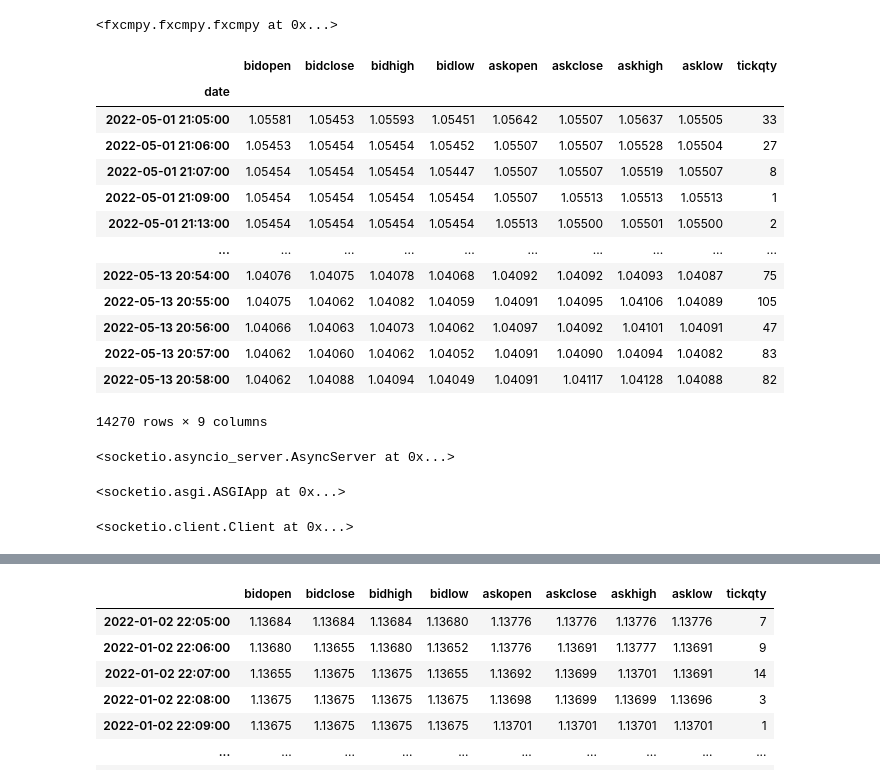
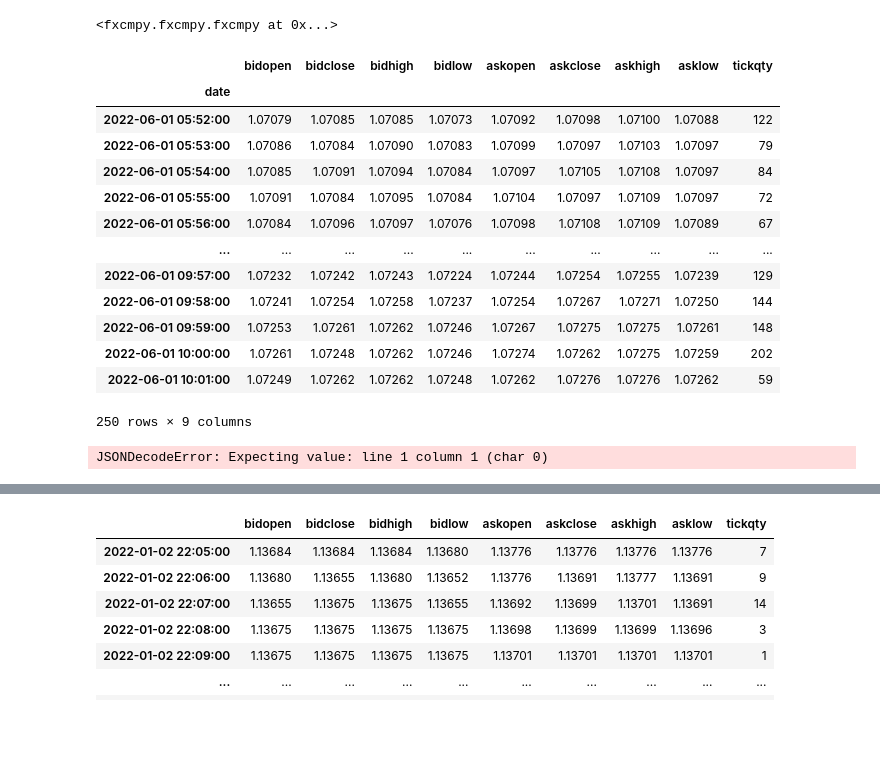
Before and after one commit to sonupal129/affinity, a Jupyter notebook: trading/algo_test.ipynb, the cells around one changed output, grey strips where cells are left out. Drawn from its saved outputs; the diff is of its cells as text; code cells hidden in the pictures; blank space fills up the shorter version.

Commit message:
building trading feature

```diff
--- a/trading/algo_test.ipynb
+++ b/trading/algo_test.ipynb
@@ -10,32 +10,30 @@ con
 # %%
 import datetime as dt
 from icecream import ic
 import socketio, engineio
-
+from django.conf import settings
 
 start = dt.datetime(2022,5,1)
 end = dt.datetime(2022,5,15)
 data = con.get_candles('EUR/USD', period='m1', start=start, end=end) #number=250 start=start, end=end
 # data.to_csv("mar.csv")
+connection = con
 data
 # %% [output]
 |  | bidopen | bidclose | bidhigh | bidlow | askopen | askclose | askhigh | asklow | tickqty |
 | date |  |  |  |  |  |  |  |  |  |
-| 2022-05-01 21:05:00 | 1.05581 | 1.05453 | 1.05593 | 1.05451 | 1.05642 | 1.05507 | 1.05637 | 1.05505 | 33 |
-| 2022-05-01 21:06:00 | 1.05453 | 1.05454 | 1.05454 | 1.05452 | 1.05507 | 1.05507 | 1.05528 | 1.05504 | 27 |
-| 2022-05-01 21:07:00 | 1.05454 | 1.05454 | 1.05454 | 1.05447 | 1.05507 | 1.05507 | 1.05519 | 1.05507 | 8 |
-| 2022-05-01 21:09:00 | 1.05454 | 1.05454 | 1.05454 | 1.05454 | 1.05507 | 1.05513 | 1.05513 | 1.05513 | 1 |
-| 2022-05-01 21:13:00 | 1.05454 | 1.05454 | 1.05454 | 1.05454 | 1.05513 | 1.05500 | 1.05501 | 1.05500 | 2 |
+| 2022-06-01 05:52:00 | 1.07079 | 1.07085 | 1.07085 | 1.07073 | 1.07092 | 1.07098 | 1.07100 | 1.07088 | 122 |
+| 2022-06-01 05:53:00 | 1.07086 | 1.07084 | 1.07090 | 1.07083 | 1.07099 | 1.07097 | 1.07103 | 1.07097 | 79 |
+| 2022-06-01 05:54:00 | 1.07085 | 1.07091 | 1.07094 | 1.07084 | 1.07097 | 1.07105 | 1.07108 | 1.07097 | 84 |
+| 2022-06-01 05:55:00 | 1.07091 | 1.07084 | 1.07095 | 1.07084 | 1.07104 | 1.07097 | 1.07109 | 1.07097 | 72 |
+| 2022-06-01 05:56:00 | 1.07084 | 1.07096 | 1.07097 | 1.07076 | 1.07098 | 1.07108 | 1.07109 | 1.07089 | 67 |
 | ... | ... | ... | ... | ... | ... | ... | ... | ... | ... |
-| 2022-05-13 20:54:00 | 1.04076 | 1.04075 | 1.04078 | 1.04068 | 1.04092 | 1.04092 | 1.04093 | 1.04087 | 75 |
-| 2022-05-13 20:55:00 | 1.04075 | 1.04062 | 1.04082 | 1.04059 | 1.04091 | 1.04095 | 1.04106 | 1.04089 | 105 |
-| 2022-05-13 20:56:00 | 1.04066 | 1.04063 | 1.04073 | 1.04062 | 1.04097 | 1.04092 | 1.04101 | 1.04091 | 47 |
-| 2022-05-13 20:57:00 | 1.04062 | 1.04060 | 1.04062 | 1.04052 | 1.04091 | 1.04090 | 1.04094 | 1.04082 | 83 |
-| 2022-05-13 20:58:00 | 1.04062 | 1.04088 | 1.04094 | 1.04049 | 1.04091 | 1.04117 | 1.04128 | 1.04088 | 82 |
+| 2022-06-01 09:57:00 | 1.07232 | 1.07242 | 1.07243 | 1.07224 | 1.07244 | 1.07254 | 1.07255 | 1.07239 | 129 |
+| 2022-06-01 09:58:00 | 1.07241 | 1.07254 | 1.07258 | 1.07237 | 1.07254 | 1.07267 | 1.07271 | 1.07250 | 144 |
+| 2022-06-01 09:59:00 | 1.07253 | 1.07261 | 1.07262 | 1.07246 | 1.07267 | 1.07275 | 1.07275 | 1.07261 | 148 |
+| 2022-06-01 10:00:00 | 1.07261 | 1.07248 | 1.07262 | 1.07246 | 1.07274 | 1.07262 | 1.07275 | 1.07259 | 202 |
+| 2022-06-01 10:01:00 | 1.07249 | 1.07262 | 1.07262 | 1.07248 | 1.07262 | 1.07276 | 1.07276 | 1.07262 | 59 |
-14270 rows × 9 columns
+250 rows × 9 columns
 # %%
-# create a Socket.IO server
-sio = socketio.AsyncServer()
-sio
+from datetime import datetime
+import time, os, json
-# %% [output]
-<socketio.asyncio_server.AsyncServer at 0x...>
@@ -42,11 +127,38 @@ sio
 # %%
-# wrap with ASGI application
-app = socketio.ASGIApp(sio)
-app
+def start_entry_trading(entry,  **kwargs):
+    # time.sleep(10)
+    df = connection.get_candles('EUR/USD', period='m1', number=250)
+    entry_signal = FindEntry().find_entry(entry, df, **kwargs)
+    order_book = OrderBook()
+    if entry_signal:
+        # entry_signal
+        last_order = order_book.get_last_order()
+        if last_order:
+            if last_order_df.entry_signal == entry_signal.entry_signal and order_book.add_new_order(entry_signal):
+                print("Entry signal found placing a new order")
+                # order = connection.create_entry_order(
+                #             symbol='EUR/USD',
+                #             is_buy=True if entry_signal.entry_signal == "BUY" else False,
+                #             rate=entry_signal.entry_price,
+                #             is_in_pips=False,
+                #             time_in_force='GTD',
+                #         )
+        else:
+            ic(order_book.is_last_order_open())
+            if order_book.is_last_order_open():
+                pass
+            else:
+                if order_book.add_new_order(entry_signal):
+                    print("Entry signal found placing a new order")
+                    # order = connection.create_entry_order(
+                    #     symbol='EUR/USD',
+                    #     is_buy=True if entry_signal.entry_signal == "BUY" else False,
+                    #     rate=entry_signal.entry_price,
+                    #     is_in_pips=False,
+                    #     time_in_force='GTD',
+                    # )
+        print("Some thing else happend")
+
+start_entry_trading(SMAStrategy3Level1, stoploss=0.0005, target=0.0008)
 # %% [output]
-<socketio.asgi.ASGIApp at 0x...>
+JSONDecodeError: Expecting value: line 1 column 1 (char 0)
-# %%
-si = socketio.Client()
-si
-# %% [output]
-<socketio.client.Client at 0x...>
```
Also changed, not shown: parts of 5 cells of this notebook, 3 other files.
